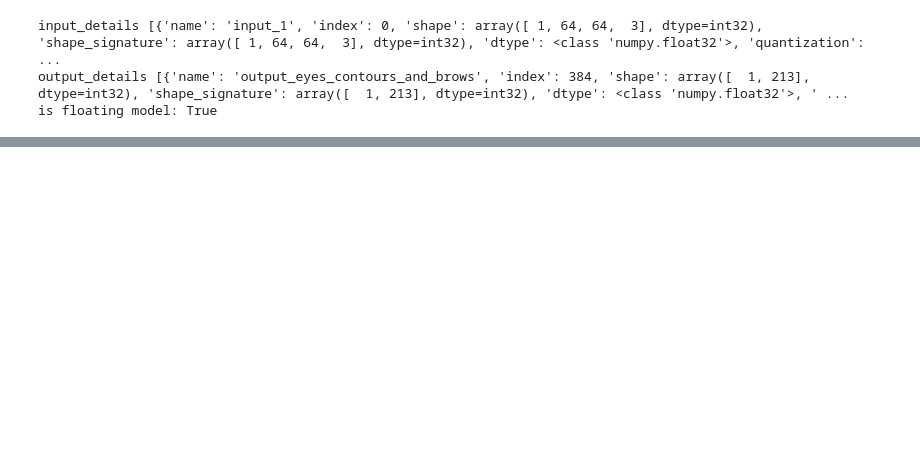
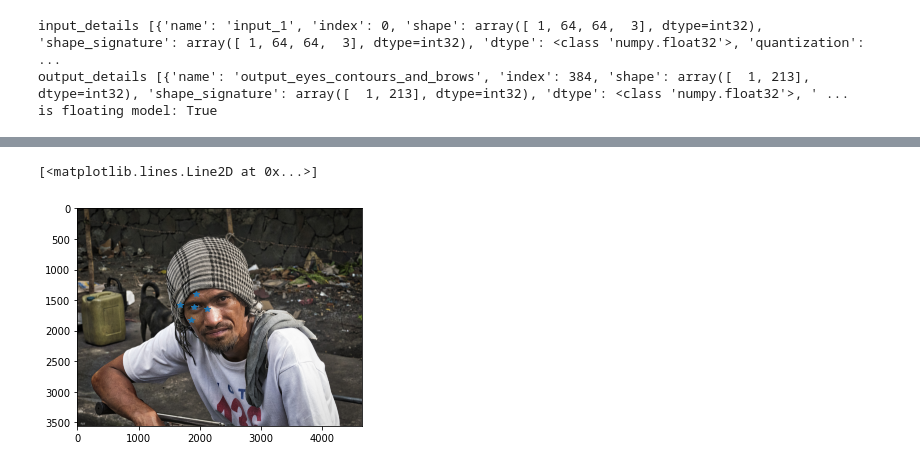
Before and after one commit to furkanyilmaz75/stackoverflow, a Jupyter notebook: mediapipe_iris_2d_landmarks.ipynb, the cells around one changed output, grey strips where cells are left out. Cells and saved outputs as stored; diff of their text form; code cells hidden in the pictures; blank space fills up the shorter version.

```diff
--- a/mediapipe_iris_2d_landmarks.ipynb
+++ b/mediapipe_iris_2d_landmarks.ipynb
@@ -83,0 +146,7 @@ output eye landmarks x [0.35117516 0.38272172 0.41699478 0.4609751  0.523182   0
+# %%
+# original image
+plt.imshow(image[:,:,::-1])
+plt.plot(output_iris[::3]/64.0*image_cropped.shape[0], (1-output_iris[1::3]/64.0)*image_cropped.shape[1], '*')
+# %% [output]
+[<matplotlib.lines.Line2D at 0x...>]
+[figure, added]
```
Also changed, not shown: parts of 14 cells of this notebook.
